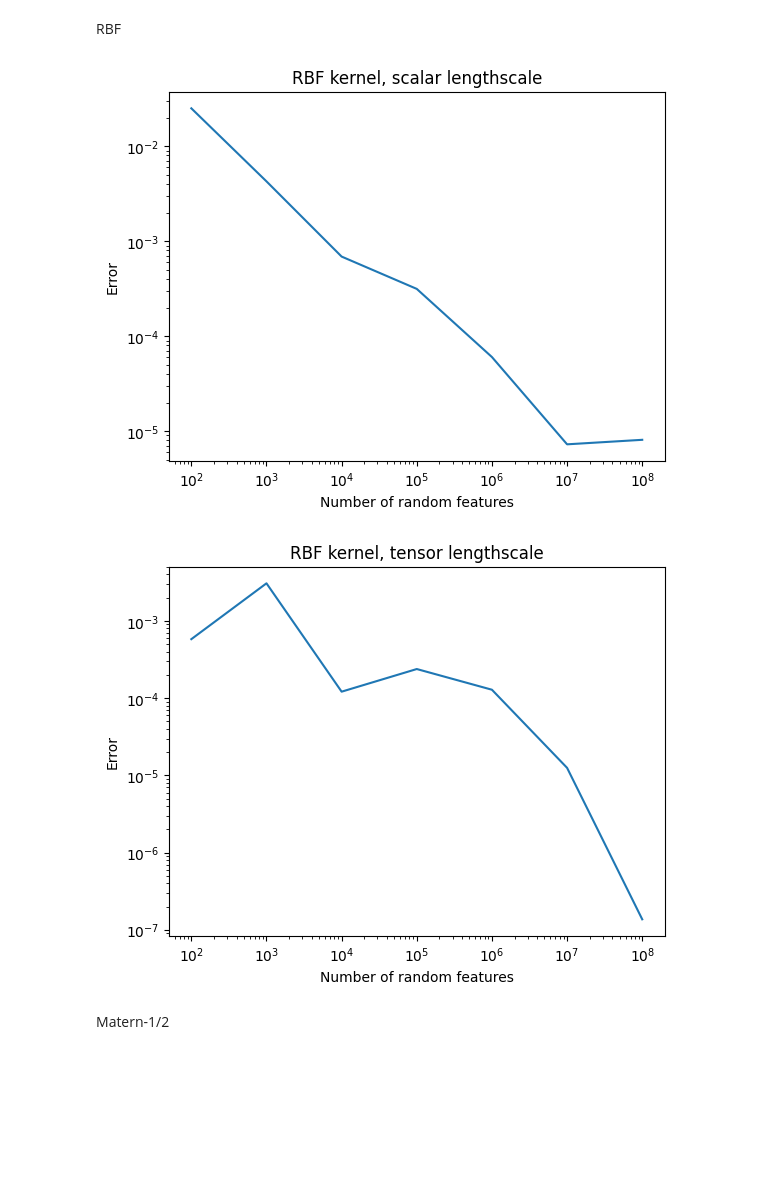
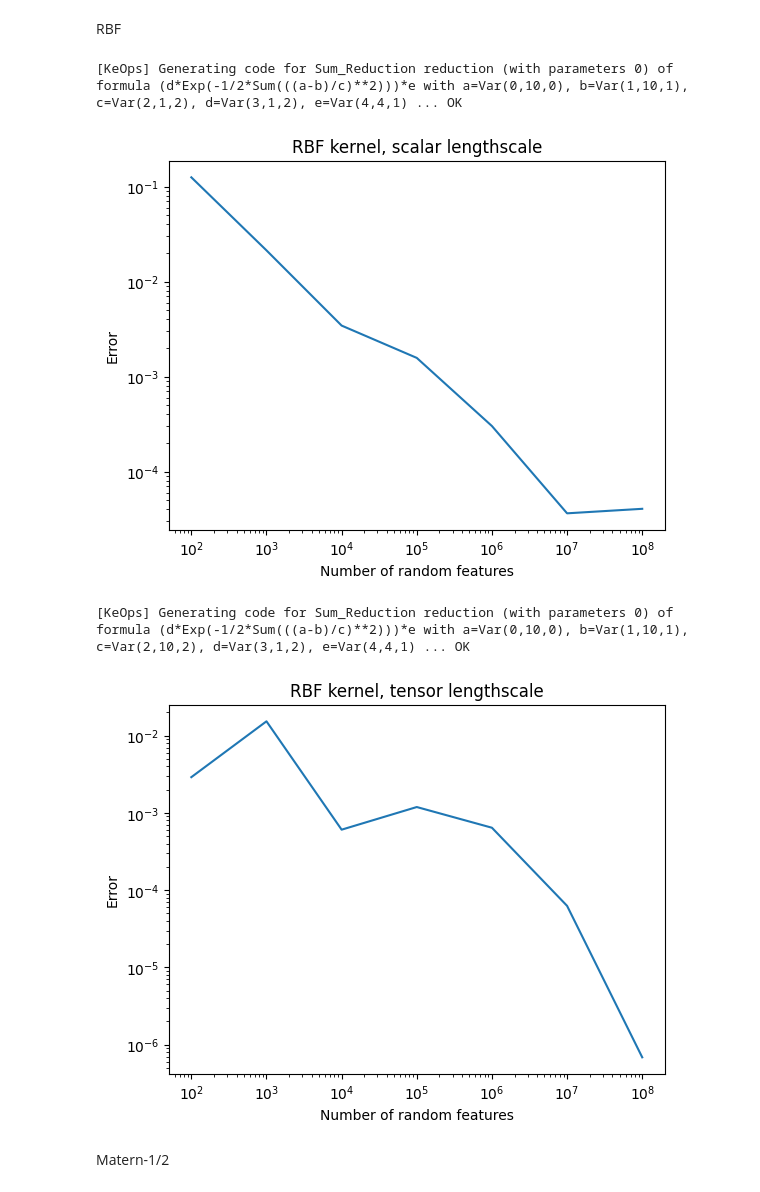
Before and after one commit to pratikrathore8/scalable_gp_inference, a Jupyter notebook: test_random_features.ipynb, the cells around one changed output. Drawn from its saved outputs; the diff is of its cells as text; code cells hidden in the pictures; blank space fills up the shorter version.

Commit message:
use kernelconfig dataclass from rlaopt (#6)
* checkpoint

* checkpoint

* finish incorporating kernelconfig dataclass

```diff
--- a/test_random_features.ipynb
+++ b/test_random_features.ipynb
@@ -16,6 +16,7 @@ device = torch.device("cuda:0")
 
 n = 4
 d = 10
+const_scaling = 5.0
 lengthscale_scalar = 2.0
 lengthscale_tensor = torch.tensor([3.0, 2.0, 3.0, 2.0, 3.0, 2.0, 3.0, 2.0, 3.0, 2.0], device=device)
 num_features_grid = [10 ** 2, 10 ** 3, 10 ** 4, 10 ** 5, 10 ** 6, 10 ** 7, 10 ** 8]
@@ -25,20 +26,21 @@ X = torch.randn(n, d, device=device) / (d ** 0.5)
 idx1 = 1
 idx2 = 2
 # %%
-def test_rf_fn(kernel_linop_class, rf_fn, X, lengthscale, num_features):
-    kernel_linop = kernel_linop_class(X, X, {"lengthscale": lengthscale})
+def test_rf_fn(kernel_linop_class, kernel_type, X, const_scaling, lengthscale, num_features):
+    kernel_config = KernelConfig(const_scaling=const_scaling, lengthscale=lengthscale)
+    kernel_linop = kernel_linop_class(X, X, kernel_config)
     K_true = kernel_linop @ torch.eye(kernel_linop.shape[1], device=kernel_linop.device)
-    K_rf = rf_fn(X, lengthscale, num_features)
+    K_rf = get_random_features(X, num_features, kernel_config, kernel_type)
     K_approx = K_rf @ K_rf.T
     return K_true - K_approx
 
 
-def test_rf_fn_grid(kernel_linop_class, rf_fn, X, lengthscale, num_features_grid, n_trials=30, idx1=0, idx2=0):
+def test_rf_fn_grid(kernel_linop_class, kernel_type, X, const_scaling, lengthscale, num_features_grid, n_trials=30, idx1=0, idx2=0):
     diffs_at_loc = {}
     for num_features in num_features_grid:
         diff = 0.0
         for _ in range(n_trials):
-            K_diff = test_rf_fn(kernel_linop_class, rf_fn, X, lengthscale, num_features)
+            K_diff = test_rf_fn(kernel_linop_class, kernel_type, X, const_scaling, lengthscale, num_features)
             diff += K_diff[idx1, idx2].item()
         diff /= n_trials
         diffs_at_loc[num_features] = abs(diff)
@@ -55,15 +57,17 @@ def plot_diffs(diffs, title):
 # %% [markdown]
 RBF
 # %%
-diffs_00 = test_rf_fn_grid(RBFLinOp, rbf_random_features, X, lengthscale_scalar, num_features_grid, idx1=idx1, idx2=idx2)
+diffs_00 = test_rf_fn_grid(RBFLinOp, "rbf", X, const_scaling, lengthscale_scalar, num_features_grid, idx1=idx1, idx2=idx2)
 plot_diffs(diffs_00, "RBF kernel, scalar lengthscale")
 # %% [output]
+[KeOps] Generating code for Sum_Reduction reduction (with parameters 0) of formula (d*Exp(-1/2*Sum(((a-b)/c)**2)))*e with a=Var(0,10,0), b=Var(1,10,1), c=Var(2,1,2), d=Var(3,1,2), e=Var(4,4,1) ... OK
-[figure, old version]
+[figure, new version]
 # %%
-diffs_00 = test_rf_fn_grid(RBFLinOp, rbf_random_features, X, lengthscale_tensor, num_features_grid, idx1=idx1, idx2=idx2)
+diffs_00 = test_rf_fn_grid(RBFLinOp, "rbf", X, const_scaling, lengthscale_tensor, num_features_grid, idx1=idx1, idx2=idx2)
 plot_diffs(diffs_00, "RBF kernel, tensor lengthscale")
 # %% [output]
+[KeOps] Generating code for Sum_Reduction reduction (with parameters 0) of formula (d*Exp(-1/2*Sum(((a-b)/c)**2)))*e with a=Var(0,10,0), b=Var(1,10,1), c=Var(2,10,2), d=Var(3,1,2), e=Var(4,4,1) ... OK
-[figure, old version]
+[figure, new version]
 # %% [markdown]
 Matern-1/2
 # %%
```
Also changed, not shown: parts of 7 cells of this notebook, 7 other files.
